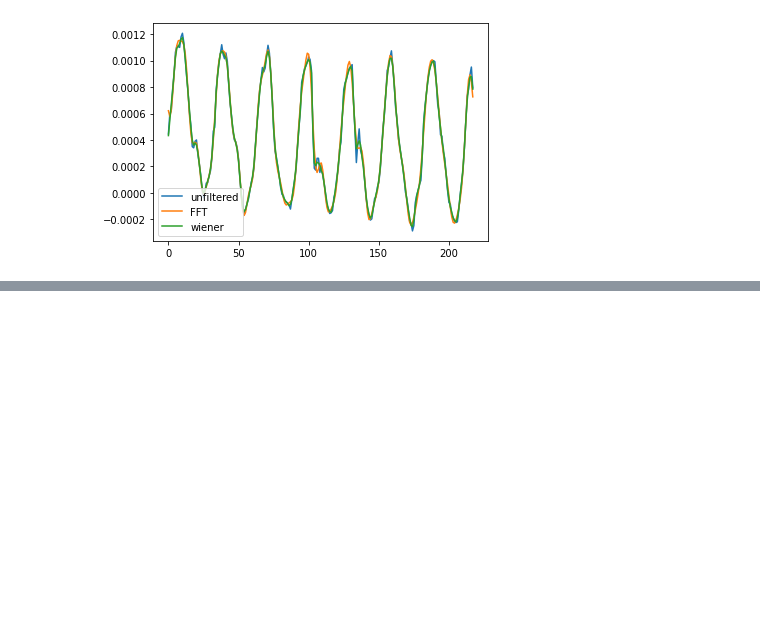
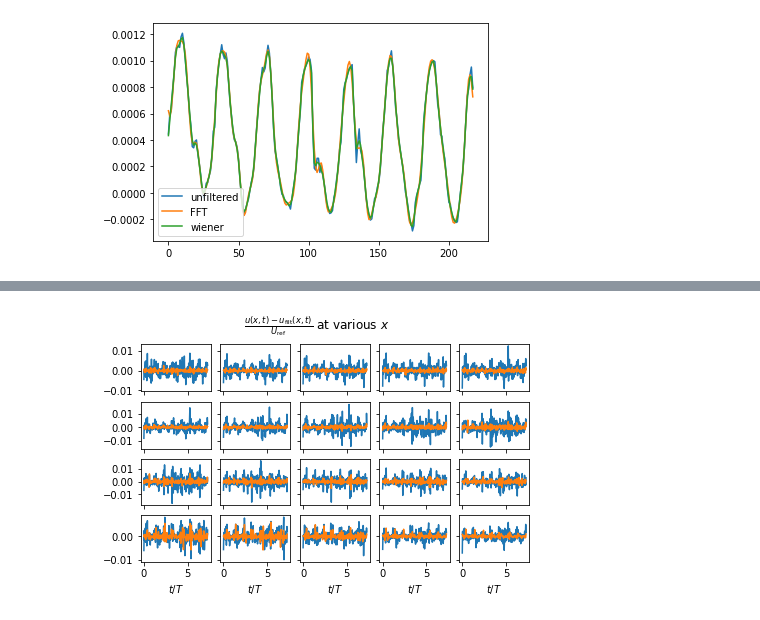
Before and after one commit to connor-duffin/sswfe, a Jupyter notebook: docs/jfm-run-8-noise-estimation-fft.ipynb, the cells around one changed output, grey strips where cells are left out. Saved outputs shown, nothing was run; the diff lists cells and outputs as text; code cells hidden in the pictures; blank space fills up the shorter version.

```diff
--- a/docs/jfm-run-8-noise-estimation-fft.ipynb
+++ b/docs/jfm-run-8-noise-estimation-fft.ipynb
@@ -169,9 +149,8 @@ array([[[ 0.0793277 ,  0.08909176,  0.10039717, ...,  0.0808579 ,
 # %% [markdown]
 ## Fourier filtering in 2D, for both velocity fields
 # %%
-u_depth_averaged = np.mean(ds.U, axis=-1).isel(time=slice(idx_start, idx_end))
-v_depth_averaged = np.mean(ds.V, axis=-1).isel(time=slice(idx_start, idx_end))
-
+# u_depth_averaged = np.mean(ds.U, axis=-1).isel(time=slice(idx_start, idx_end))
+# v_depth_averaged = np.mean(ds.V, axis=-1).isel(time=slice(idx_start, idx_end))
 ud = u_depth_averaged.to_numpy()
 vd = v_depth_averaged.to_numpy()
 
@@ -247,0 +249,20 @@ plt.show()
+# %%
+fig, axs = plt.subplots(4, 5, figsize=(6, 4),
+                        constrained_layout=True,
+                        sharex=True, sharey="row")
+
+for ax in axs[-1, :]:
+    ax.set_xlabel("$t / T$")
+
+axs = axs.flatten()
+for i, ax in enumerate(axs):
+    ax.plot(u_depth_averaged.coords["time_rel"] / 120,
+            diff_u[:, i, i] / 0.04)
+    ax.plot(u_depth_averaged.coords["time_rel"] / 120,
+            diff_v[:, i, i] / 0.04)
+
+fig.suptitle(
+    r"$\frac{u(x, t) - u_{\mathrm{filt}}(x, t)}{U_{\mathrm{ref}}}$ at various $x$")
+plt.show()
+# %% [output]
+[figure, added]
```
Also changed, not shown: parts of 3 cells of this notebook, 2 other files.
